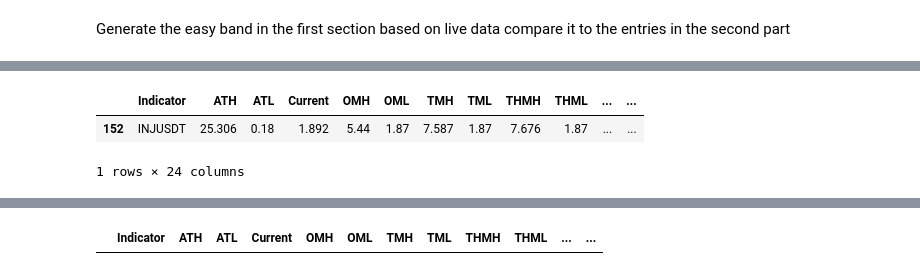
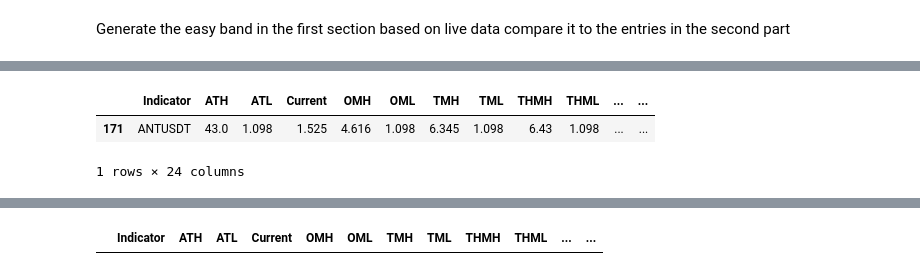
Before and after one commit to hjabbour/ML, a Jupyter notebook: Easyband-Entries.ipynb, the cells around one changed output, grey strips where cells are left out. Drawn from its saved outputs; the diff is of its cells as text; code cells hidden in the pictures.

```diff
--- a/Easyband-Entries.ipynb
+++ b/Easyband-Entries.ipynb
@@ -223,15 +223,15 @@ https://api.binance.com/api/v1/klines?symbol=STEEMETH&interval=1w
 # %%
 #for i, j in zip(range(0,len(AllTime.index),70), range(70,len(AllTime.index),70)):
     #print(i,j)
     #print(AllTime.iloc[i:j,0:5])
     #if j+70 > len(AllTime.index):
         #print(j,len(AllTime.index))
         #print(AllTime.iloc[j:len(AllTime.index),0:5])
-test=AllTime.loc[AllTime['Indicator']=='INJUSDT']
+test=AllTime.loc[AllTime['Indicator']=='ANTUSDT']
 test
 # %% [output]
 |  | Indicator | ATH | ATL | Current | OMH | OML | TMH | TML | THMH | THML | ... | ... |
-| 152 | INJUSDT | 25.306 | 0.18 | 1.892 | 5.44 | 1.87 | 7.587 | 1.87 | 7.676 | 1.87 | ... | ... |
+| 171 | ANTUSDT | 43.0 | 1.098 | 1.525 | 4.616 | 1.098 | 6.345 | 1.098 | 6.43 | 1.098 | ... | ... |
 1 rows × 24 columns
 # %%
 #drop = AllTime.loc[(AllTime['RSI'] < 30)& (AllTime['STRSI'] < 0.1)]
```
Also changed, not shown: parts of 10 cells of this notebook, 4 other files.
